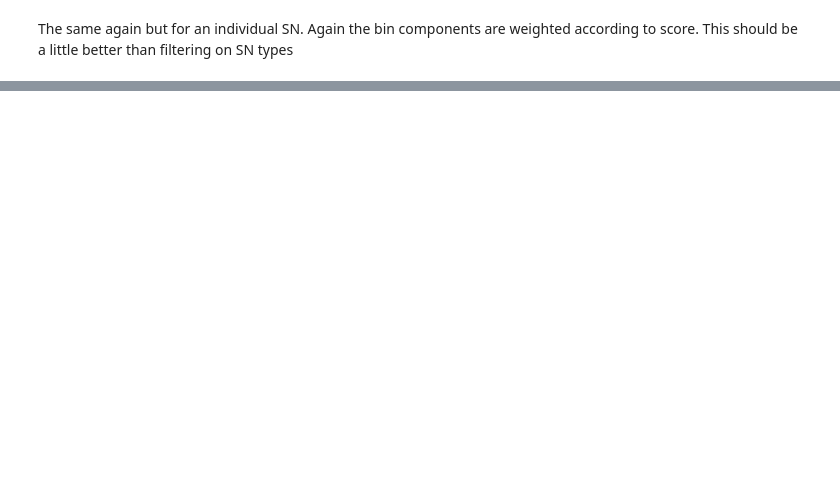
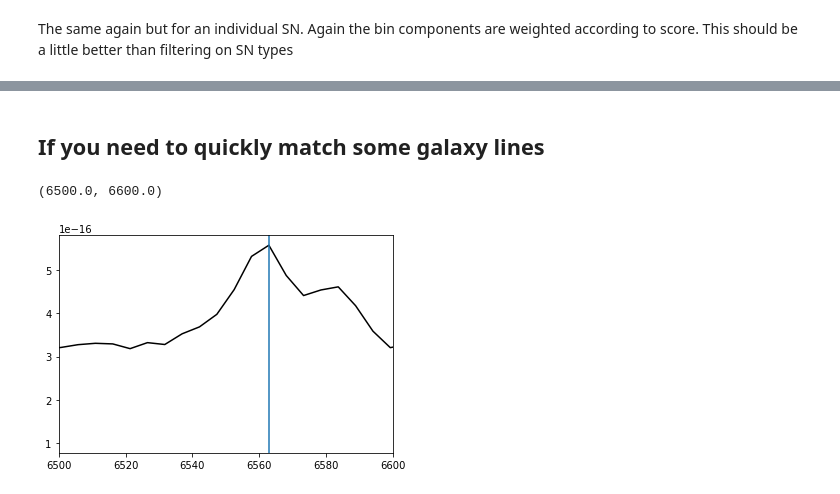
Before and after one commit to SiPrentice/SN_classifier, a Jupyter notebook: Classify_Supernovae.ipynb, the cells around one changed output, grey strips where cells are left out. Saved outputs shown, nothing was run; the diff lists cells and outputs as text; code cells hidden in the pictures; blank space fills up the shorter version.

```diff
--- a/Classify_Supernovae.ipynb
+++ b/Classify_Supernovae.ipynb
@@ -301,0 +310,14 @@ for i, spec in enumerate(all_specs):
+# %% [markdown]
+## If you need to quickly match some galaxy lines
+# %%
+x, y = np.loadtxt(spectrum, unpack=True)
+x = x / 1.065
+
+plt.plot(x,y, color = 'k')
+plt.axvline(x = 6563)
+plt.axvline(x = 4861)
+plt.axvline(x = 4340)
+plt.xlim(6500, 6600)
+# %% [output]
+(6500.0, 6600.0)
+[figure, added]
```
Also changed, not shown: parts of 26 cells of this notebook.
